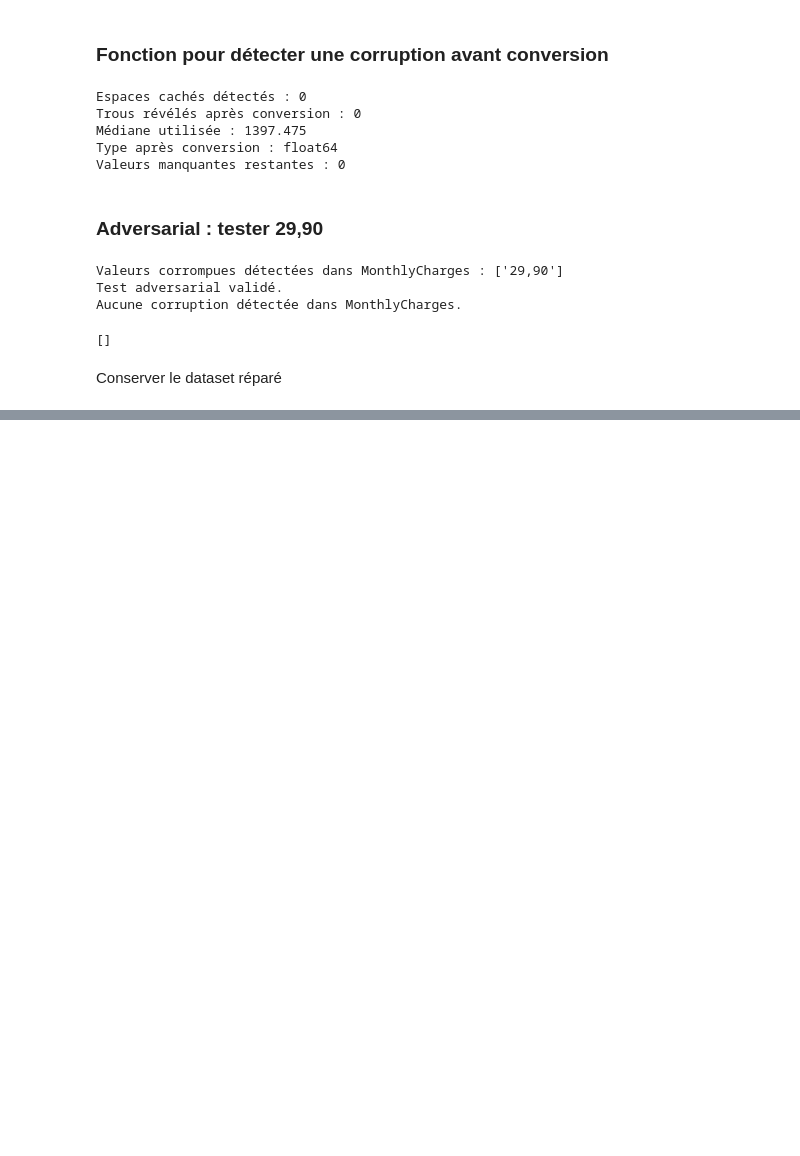
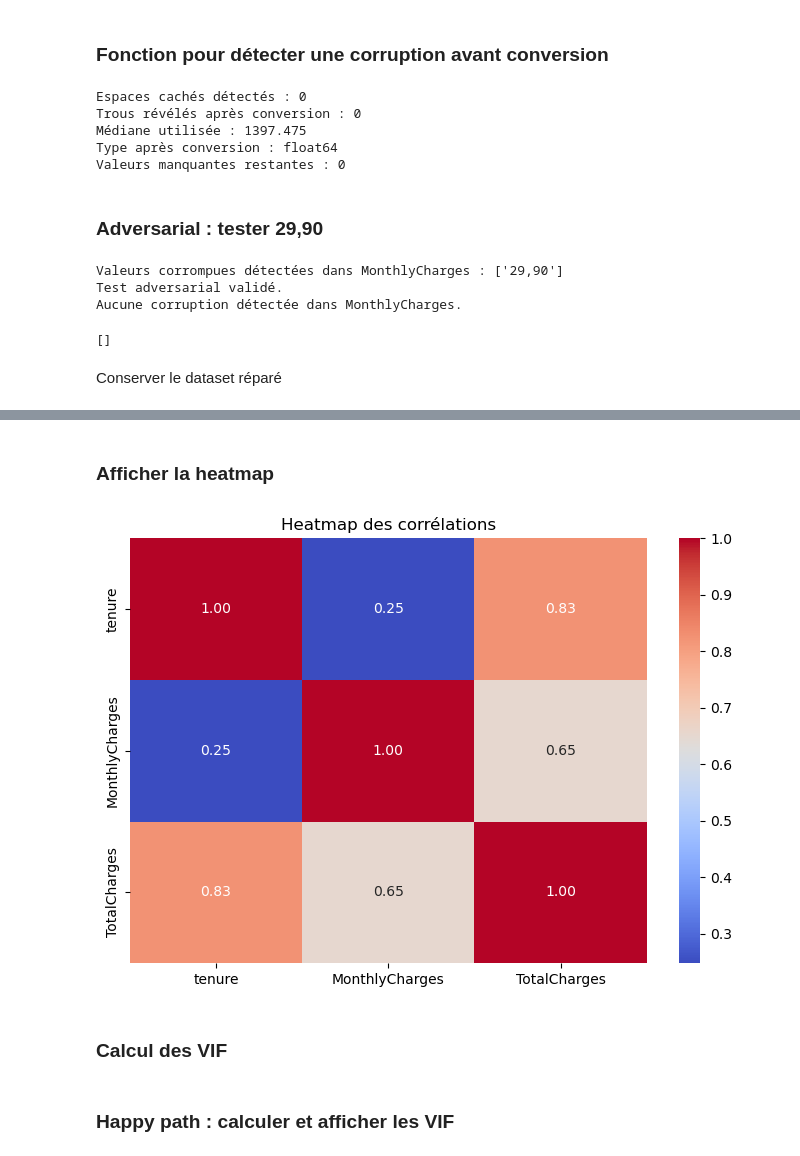
Before and after one commit to houdaouadah61/PROJET-HOUDAOUADAH, a Jupyter notebook: MLPRO.ipynb, the cells around one changed output, grey strips where cells are left out. Saved outputs shown, nothing was run; the diff lists cells and outputs as text; code cells hidden in the pictures; blank space fills up the shorter version.

```diff
--- a/MLPRO.ipynb
+++ b/MLPRO.ipynb
@@ -535,0 +1093,16 @@ Type de TotalCharges : float64
+# %%
+colonnes_multicolinearite = [
+    "tenure",
+    "MonthlyCharges",
+    "TotalCharges"
+]
+
+print("Colonnes analysées :")
+print(colonnes_multicolinearite)
+matrice_correlation = df[
+    colonnes_multicolinearite
+].corr()
+
+print("Matrice de corrélation :")
+
+display(matrice_correlation)
@@ -535,0 +1117,19 @@ Type de TotalCharges : float64
+# %% [markdown]
+### Afficher la heatmap
+# %%
+plt.figure(figsize=(7, 5))
+
+sns.heatmap(
+    matrice_correlation,
+    annot=True,
+    fmt=".2f",
+    cmap="coolwarm"
+)
+
+plt.title("Heatmap des corrélations")
+plt.tight_layout()
+plt.show()
+# %% [output]
+[figure, added]
+# %% [markdown]
+### Calcul des VIF
@@ -535,0 +1177,2 @@ Type de TotalCharges : float64
+# %% [markdown]
+### Happy path : calculer et afficher les VIF
```
Also changed, not shown: parts of 127 cells of this notebook.
